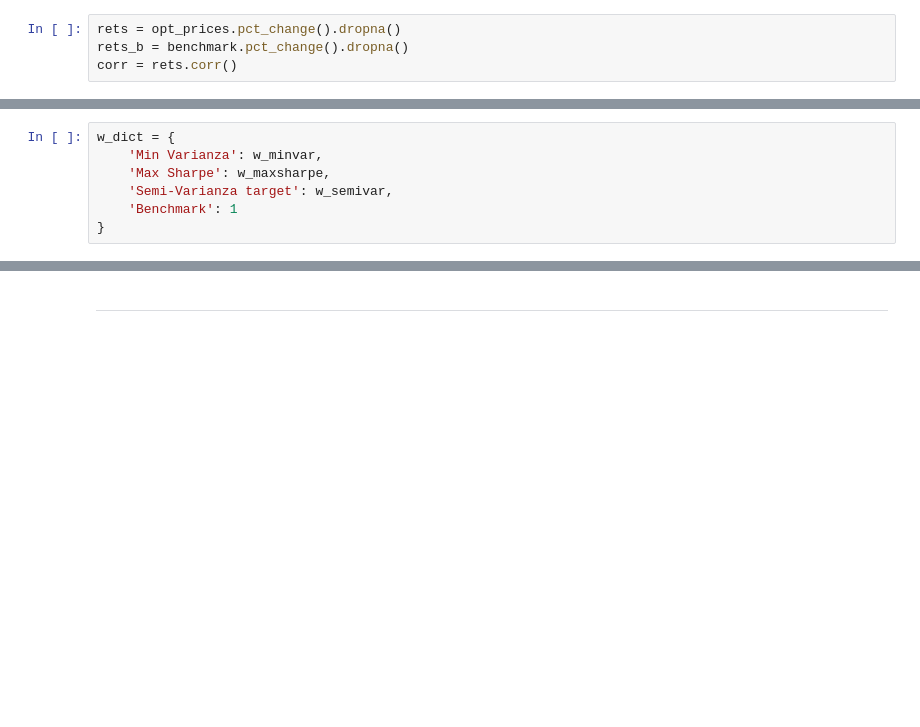
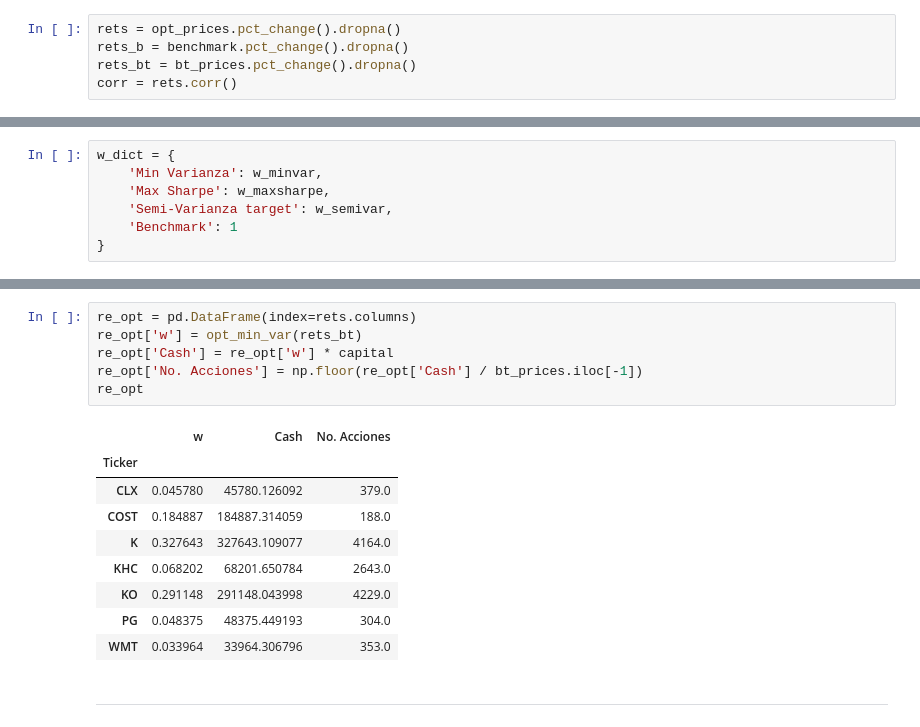
Before and after one commit to ppmelch/Portafolios-de-Inversi-n, a Jupyter notebook: Parcial 2/Repaso 2/Repaso práctico.ipynb, the cells around one changed output, grey strips where cells are left out. Cells and saved outputs as stored; diff of their text form; blank space fills up the shorter version.

```diff
--- a/Parcial 2/Repaso 2/Repaso práctico.ipynb
+++ b/Parcial 2/Repaso 2/Repaso práctico.ipynb
@@ -183,6 +189,7 @@ benchmark = yf.download(['^MXX'], start='2024-06-23', end='2025-06-23', progress
 # %%
 rets = opt_prices.pct_change().dropna()
 rets_b = benchmark.pct_change().dropna()
+rets_bt = bt_prices.pct_change().dropna()
 corr = rets.corr()
 # %% [markdown]
 ---
@@ -248,3 +254,19 @@ metricas
+# %%
+re_opt = pd.DataFrame(index=rets.columns)
+re_opt['w'] = opt_min_var(rets_bt)
+re_opt['Cash'] = re_opt['w'] * capital
+re_opt['No. Acciones'] = np.floor(re_opt['Cash'] / bt_prices.iloc[-1])
+re_opt
+# %% [output]
+|  | w | Cash | No. Acciones |
+| Ticker |  |  |  |
+| CLX | 0.045780 | 45780.126092 | 379.0 |
+| COST | 0.184887 | 184887.314059 | 188.0 |
+| K | 0.327643 | 327643.109077 | 4164.0 |
+| KHC | 0.068202 | 68201.650784 | 2643.0 |
+| KO | 0.291148 | 291148.043998 | 4229.0 |
+| PG | 0.048375 | 48375.449193 | 304.0 |
+| WMT | 0.033964 | 33964.306796 | 353.0 |
 # %% [markdown]
 ---
 # %% [markdown]
```
Also changed, not shown: parts of 12 cells of this notebook, 1 other file.
